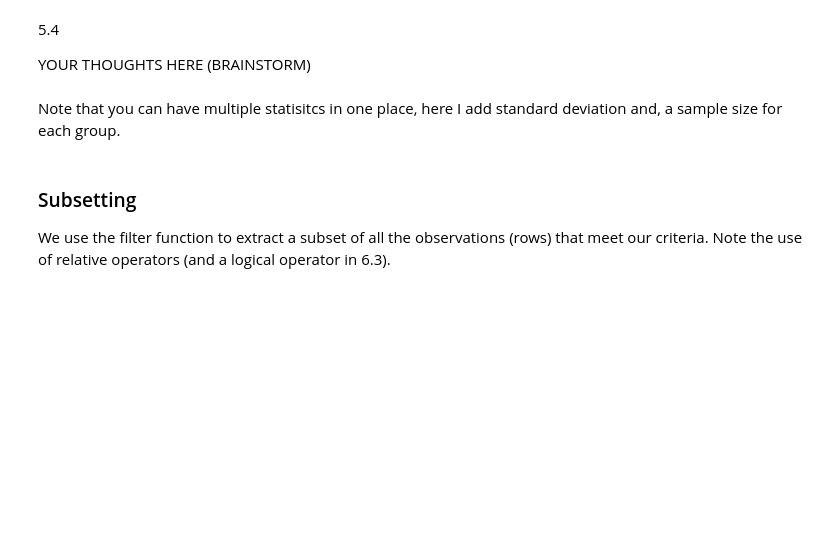
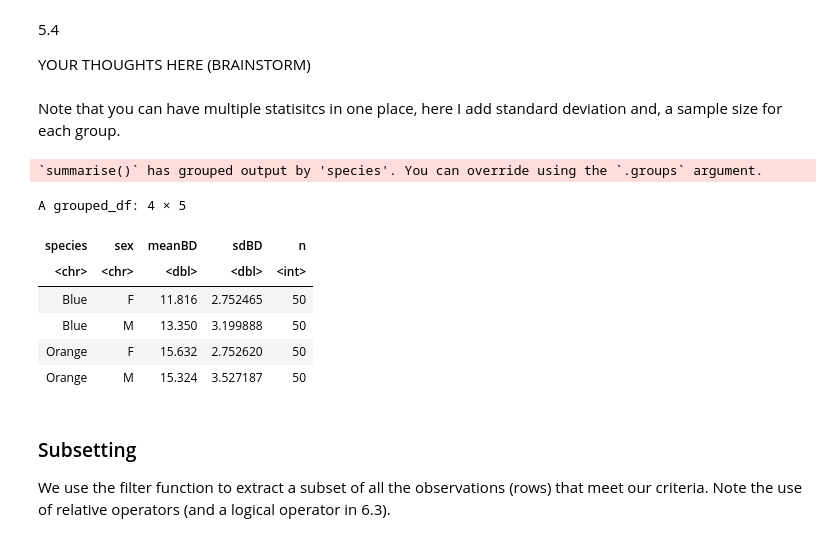
Before and after one commit to juliamsmith/biol421, a Jupyter notebook: Lab0/lab0_Rtutorial.ipynb, the cells around one changed output. Drawn from its saved outputs; the diff is of its cells as text; code cells hidden in the pictures; blank space fills up the shorter version.

```diff
--- a/Lab0/lab0_Rtutorial.ipynb
+++ b/Lab0/lab0_Rtutorial.ipynb
@@ -236,6 +323,16 @@ Note that you can have multiple statisitcs in one place, here I add standard dev
 # %%
 #5.5)
 #YOUR CODE HERE
+crabs %>% group_by(species, sex) %>% summarize(meanBD=mean(BD), sdBD=sd(BD), n=n())
+# %% [output]
+`summarise()` has grouped output by 'species'. You can override using the `.groups` argument.
+A grouped_df: 4 × 5
+| species | sex | meanBD | sdBD | n |
+| <chr> | <chr> | <dbl> | <dbl> | <int> |
+| Blue | F | 11.816 | 2.752465 | 50 |
+| Blue | M | 13.350 | 3.199888 | 50 |
+| Orange | F | 15.632 | 2.752620 | 50 |
+| Orange | M | 15.324 | 3.527187 | 50 |
 # %% [markdown]
 ### Subsetting
 We use the filter function to extract a subset of all the observations (rows) that meet our criteria.
```
Also changed, not shown: parts of 12 cells of this notebook.
